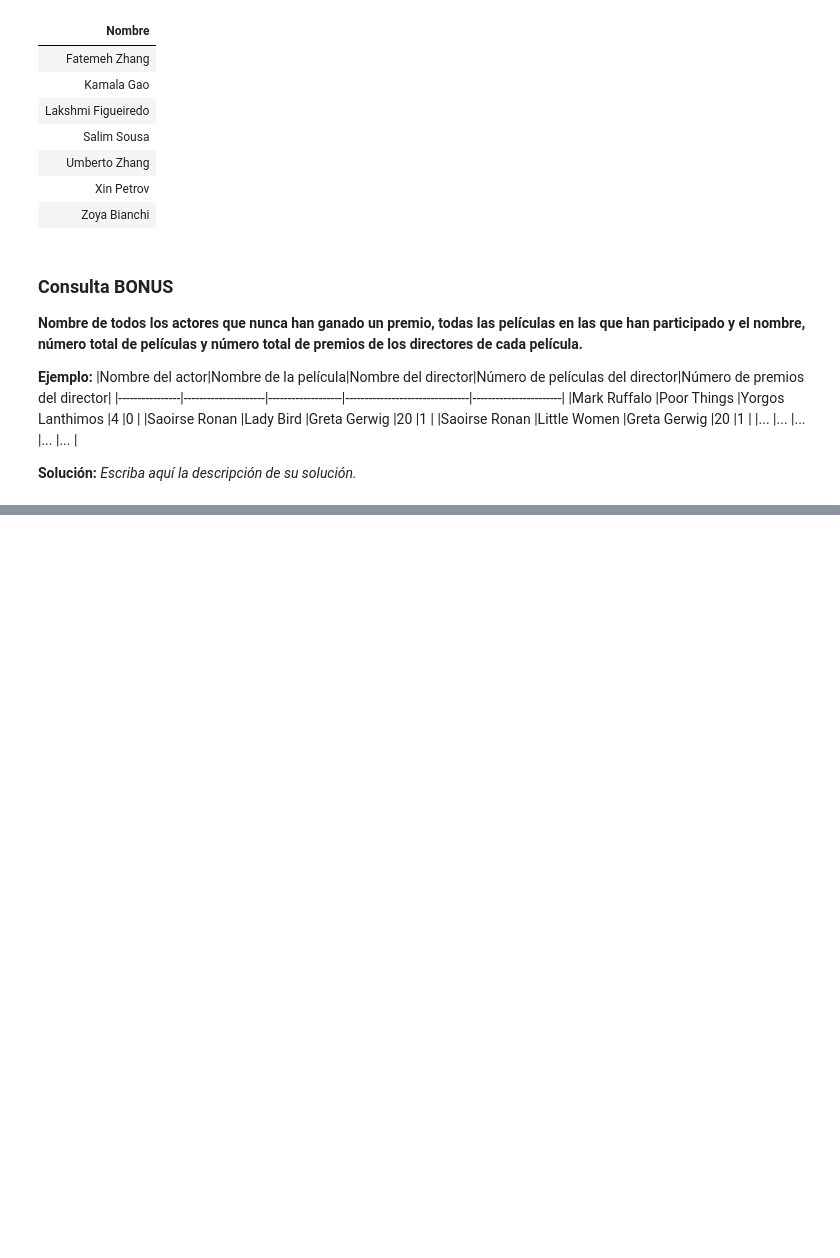
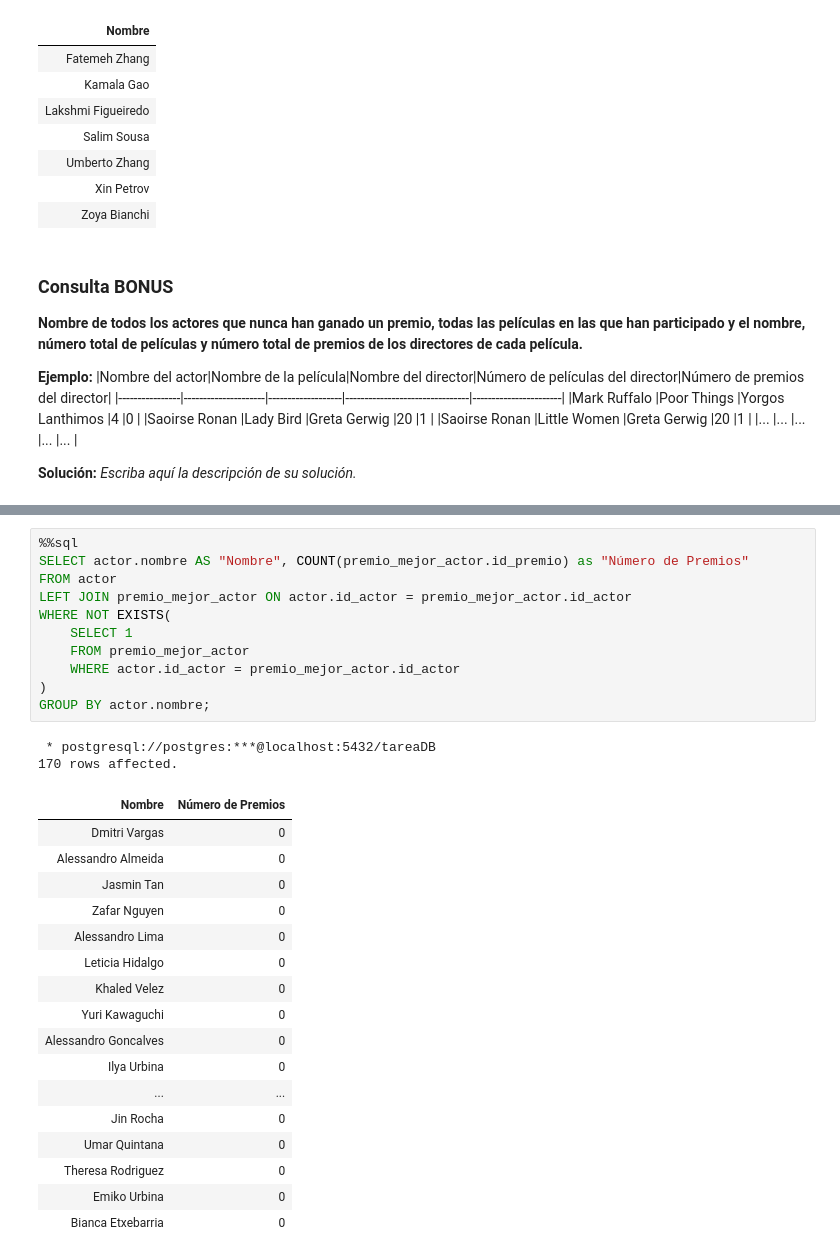
Before and after one commit to daniaao26/Tarea-1-db, a Jupyter notebook: Tarea_1.ipynb, the cells around one changed output, grey strips where cells are left out. Cells and saved outputs as stored; diff of their text form; blank space fills up the shorter version.

Commit message:
Update Tarea_1.ipynb
Consulta extra resuelta

```diff
--- a/Tarea_1.ipynb
+++ b/Tarea_1.ipynb
@@ -675,3 +693,34 @@ GROUP BY
 <a style='text-decoration:none;line-height:16px;display:flex;color:#5B5B62;padding:10px;justify-content:end;' href='https://deepnote.com?utm_source=created-in-deepnote-cell&projectId=cafe4e99-499e-4e36-b9fd-48e2d31e0196' target="_blank">
 <img alt='Created in deepnote.com' style='display:inline;max-height:16px;margin:0px;margin-right:7.5px;' src='embedded-picture-1' > </img>
 Created in <span style='font-weight:600;margin-left:4px;'>Deepnote</span></a>
+# %%
+%%sql
+SELECT actor.nombre AS "Nombre", COUNT(premio_mejor_actor.id_premio) as "Número de Premios"
+FROM actor
+LEFT JOIN premio_mejor_actor ON actor.id_actor = premio_mejor_actor.id_actor
+WHERE NOT EXISTS(
+    SELECT 1
+    FROM premio_mejor_actor
+    WHERE actor.id_actor = premio_mejor_actor.id_actor
+)
+GROUP BY actor.nombre;
+# %% [output]
+ * postgresql://postgres:***@localhost:5432/tareaDB
+170 rows affected.
+| Nombre | Número de Premios |
+| Dmitri Vargas | 0 |
+| Alessandro Almeida | 0 |
+| Jasmin Tan | 0 |
+| Zafar Nguyen | 0 |
+| Alessandro Lima | 0 |
+| Leticia Hidalgo | 0 |
+| Khaled Velez | 0 |
+| Yuri Kawaguchi | 0 |
+| Alessandro Goncalves | 0 |
+| Ilya Urbina | 0 |
+| ... | ... |
+| Jin Rocha | 0 |
+| Umar Quintana | 0 |
+| Theresa Rodriguez | 0 |
+| Emiko Urbina | 0 |
+| Bianca Etxebarria | 0 |
```
Also changed, not shown: parts of 3 cells of this notebook.
